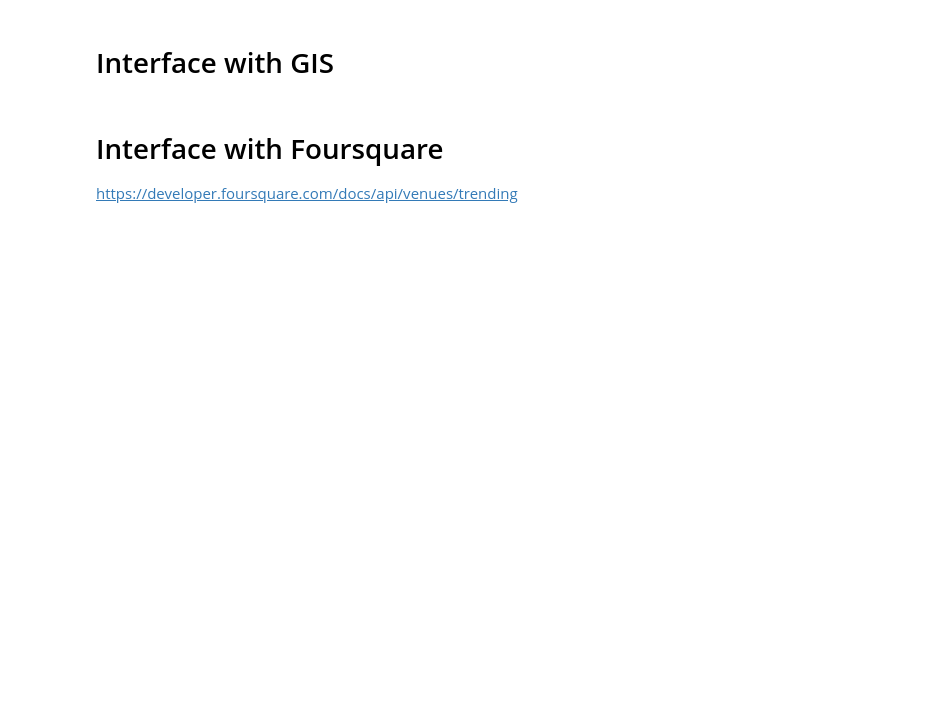
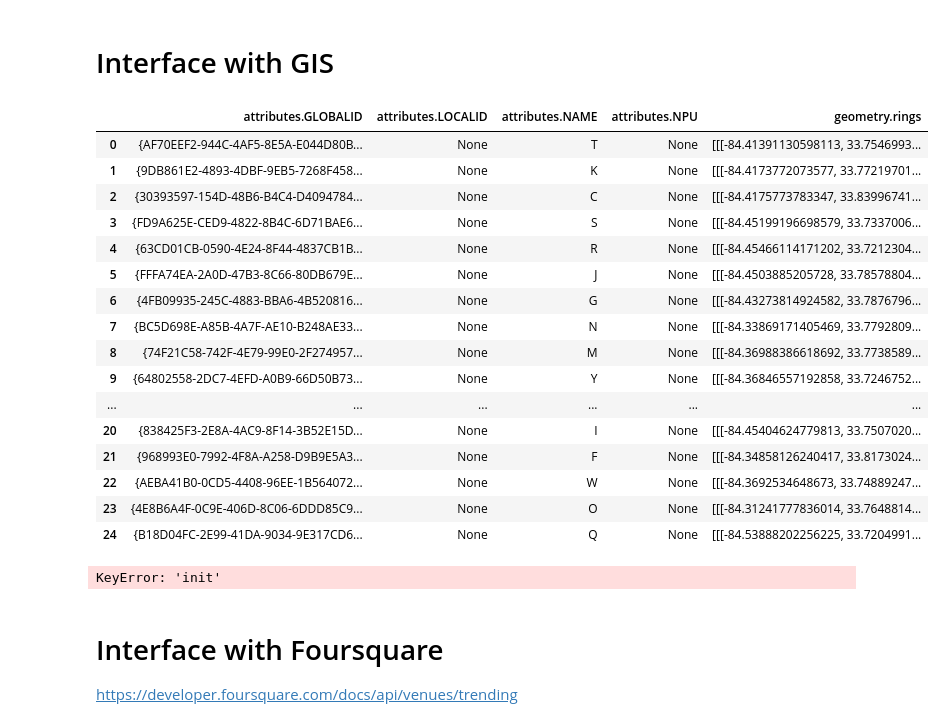
Before and after one commit to kmfullerton/Coursera_Capstone, a Jupyter notebook: Atlanta project test book.ipynb, the cells around one changed output. Drawn from its saved outputs; the diff is of its cells as text; code cells hidden in the pictures; blank space fills up the shorter version.

```diff
--- a/Atlanta project test book.ipynb
+++ b/Atlanta project test book.ipynb
@@ -10,3 +10,28 @@ from pandas.io.json import json_normalize
 # Interface with GIS
 # %%
 url = 'https://gis.atlantaga.gov/dpcd/rest/services/OpenDataService/FeatureServer/4/query?where=1%3D1&outFields=LOCALID,NAME,NPU,GLOBALID&outSR=4326&f=json'
+# %%
+results = requests.get(url).json()
+dataframe = json_normalize(results)
+# %%
+data = dataframe['features'][0]
+cleandata = json_normalize(data)
+cleandata
+# %% [output]
+|  | attributes.GLOBALID | attributes.LOCALID | attributes.NAME | attributes.NPU | geometry.rings |
+| 0 | {AF70EEF2-944C-4AF5-8E5A-E044D80B... | None | T | None | [[[-84.41391130598113, 33.7546993... |
+| 1 | {9DB861E2-4893-4DBF-9EB5-7268F458... | None | K | None | [[[-84.4173772073577, 33.77219701... |
+| 2 | {30393597-154D-48B6-B4C4-D4094784... | None | C | None | [[[-84.4175773783347, 33.83996741... |
+| 3 | {FD9A625E-CED9-4822-8B4C-6D71BAE6... | None | S | None | [[[-84.45199196698579, 33.7337006... |
+| 4 | {63CD01CB-0590-4E24-8F44-4837CB1B... | None | R | None | [[[-84.45466114171202, 33.7212304... |
+| 5 | {FFFA74EA-2A0D-47B3-8C66-80DB679E... | None | J | None | [[[-84.4503885205728, 33.78578804... |
+| 6 | {4FB09935-245C-4883-BBA6-4B520816... | None | G | None | [[[-84.43273814924582, 33.7876796... |
+| 7 | {BC5D698E-A85B-4A7F-AE10-B248AE33... | None | N | None | [[[-84.33869171405469, 33.7792809... |
+| 8 | {74F21C58-742F-4E79-99E0-2F274957... | None | M | None | [[[-84.36988386618692, 33.7738589... |
+| 9 | {64802558-2DC7-4EFD-A0B9-66D50B73... | None | Y | None | [[[-84.36846557192858, 33.7246752... |
+| ... | ... | ... | ... | ... | ... |
+| 20 | {838425F3-2E8A-4AC9-8F14-3B52E15D... | None | I | None | [[[-84.45404624779813, 33.7507020... |
+| 21 | {968993E0-7992-4F8A-A258-D9B9E5A3... | None | F | None | [[[-84.34858126240417, 33.8173024... |
+| 22 | {AEBA41B0-0CD5-4408-96EE-1B564072... | None | W | None | [[[-84.3692534648673, 33.74889247... |
+| 23 | {4E8B6A4F-0C9E-406D-8C06-6DDD85C9... | None | O | None | [[[-84.31241777836014, 33.7648814... |
+| 24 | {B18D04FC-2E99-41DA-9034-9E317CD6... | None | Q | None | [[[-84.53888202256225, 33.7204991... |
@@ -13,3 +61,9 @@ url = 'https://gis.atlantaga.gov/dpcd/rest/services/OpenDataService/FeatureServe
+# %%
+import pyepsg
+
+pyepsg.get(npu.crs['init'].split(':')[1])
+# %% [output]
+KeyError: 'init'
 # %% [markdown]
 # Interface with Foursquare
 https://developer.foursquare.com/docs/api/venues/trending
```
Also changed, not shown: parts of 11 cells of this notebook, 11 other files.
